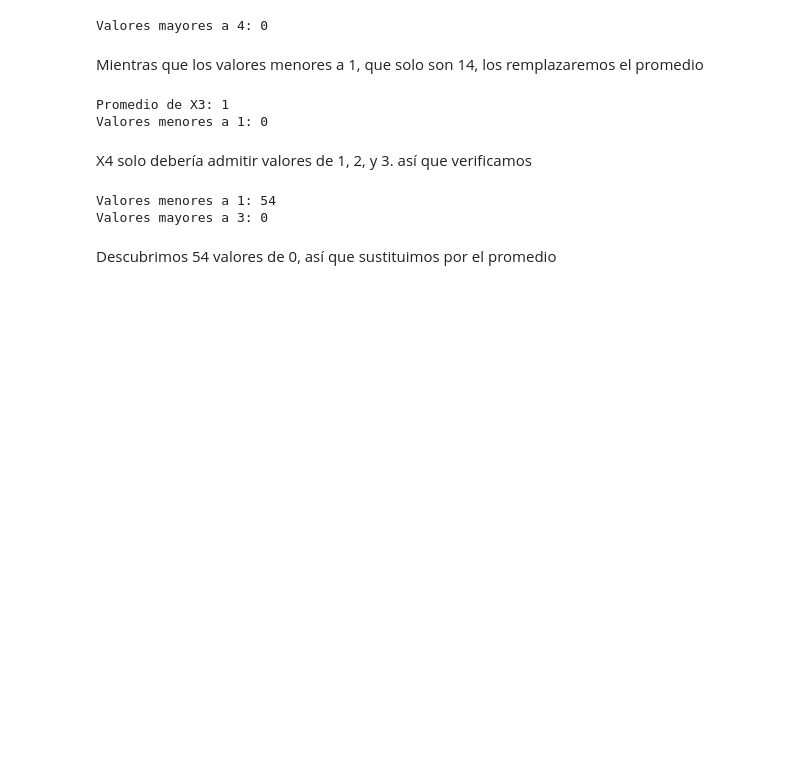
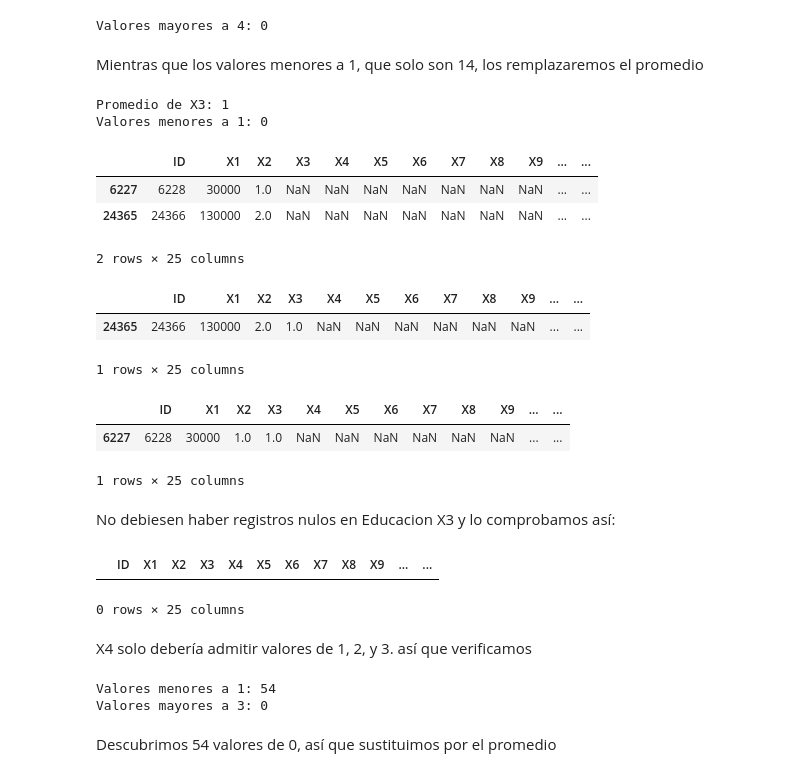
Before and after one commit to PosgradoMNA/actividades-del-projecto-equipo-52, a Jupyter notebook: Semana 3 - Actividad 1.ipynb, the cells around one changed output. Saved outputs shown, nothing was run; the diff lists cells and outputs as text; code cells hidden in the pictures; blank space fills up the shorter version.

```diff
--- a/Semana 3 - Actividad 1.ipynb
+++ b/Semana 3 - Actividad 1.ipynb
@@ -232,0 +213,4 @@ memory usage: 5.7 MB
+# %%
+#Ahora reeemplazamos el registro con sexo nulo dandole el 2 por ser el mayor porcentaje con el 60%
+df_norm["X2"].fillna(2,inplace=True)
+df_norm.loc[24365:24365]
@@ -262,3 +250,15 @@ print('Valores menores a 1: ' + str((df_norm['X3'].values < 1).sum()))
 # %% [output]
 Promedio de X3: 1
 Valores menores a 1: 0
+# %%
+# creamos una serie booleana para encontrar registros nulos en X3
+educacion_nulos = pd.isnull(df_norm["X3"])
+
+# filtramos los datos
+# desplegamos los registros con "X3" = NaN
+df_norm[educacion_nulos]
+# %% [output]
+|  | ID | X1 | X2 | X3 | X4 | X5 | X6 | X7 | X8 | X9 | ... | ... |
+| 6227 | 6228 | 30000 | 1.0 | NaN | NaN | NaN | NaN | NaN | NaN | NaN | ... | ... |
+| 24365 | 24366 | 130000 | 2.0 | NaN | NaN | NaN | NaN | NaN | NaN | NaN | ... | ... |
+2 rows × 25 columns
@@ -265,3 +268,26 @@ Valores menores a 1: 0
+# %%
+df_norm.loc[24365:24365]
+# %% [output]
+|  | ID | X1 | X2 | X3 | X4 | X5 | X6 | X7 | X8 | X9 | ... | ... |
+| 24365 | 24366 | 130000 | 2.0 | 1.0 | NaN | NaN | NaN | NaN | NaN | NaN | ... | ... |
+1 rows × 25 columns
+# %%
+df_norm.loc[6227:6227]
+# %% [output]
+|  | ID | X1 | X2 | X3 | X4 | X5 | X6 | X7 | X8 | X9 | ... | ... |
+| 6227 | 6228 | 30000 | 1.0 | 1.0 | NaN | NaN | NaN | NaN | NaN | NaN | ... | ... |
+1 rows × 25 columns
+# %% [markdown]
+No debiesen haber registros nulos en Educacion X3 y lo comprobamos así:
+# %%
+educacion_nulos = pd.isnull(df_norm["X3"])
+
+# filtramos los datos
+# desplegamos los registros con "X3" = NaN
+df_norm[educacion_nulos]
+# %% [output]
+|  | ID | X1 | X2 | X3 | X4 | X5 | X6 | X7 | X8 | X9 | ... | ... |
+0 rows × 25 columns
 # %% [markdown]
 X4 solo debería admitir valores de 1, 2, y 3. así que verificamos
 # %%
```
Also changed, not shown: parts of 4 cells of this notebook.
